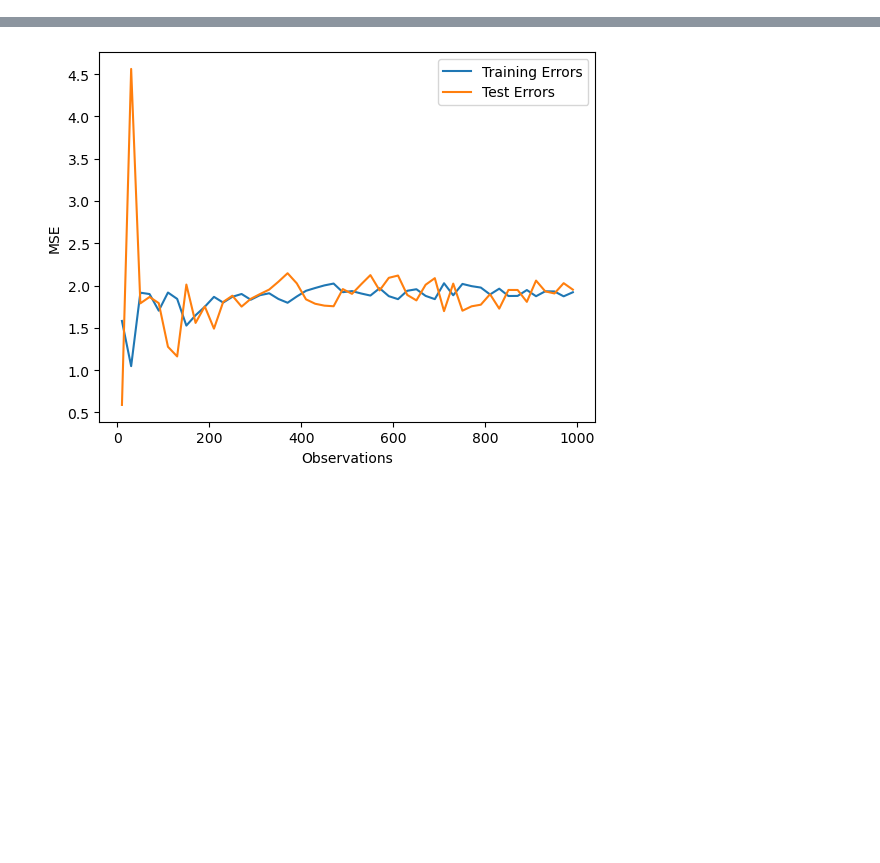
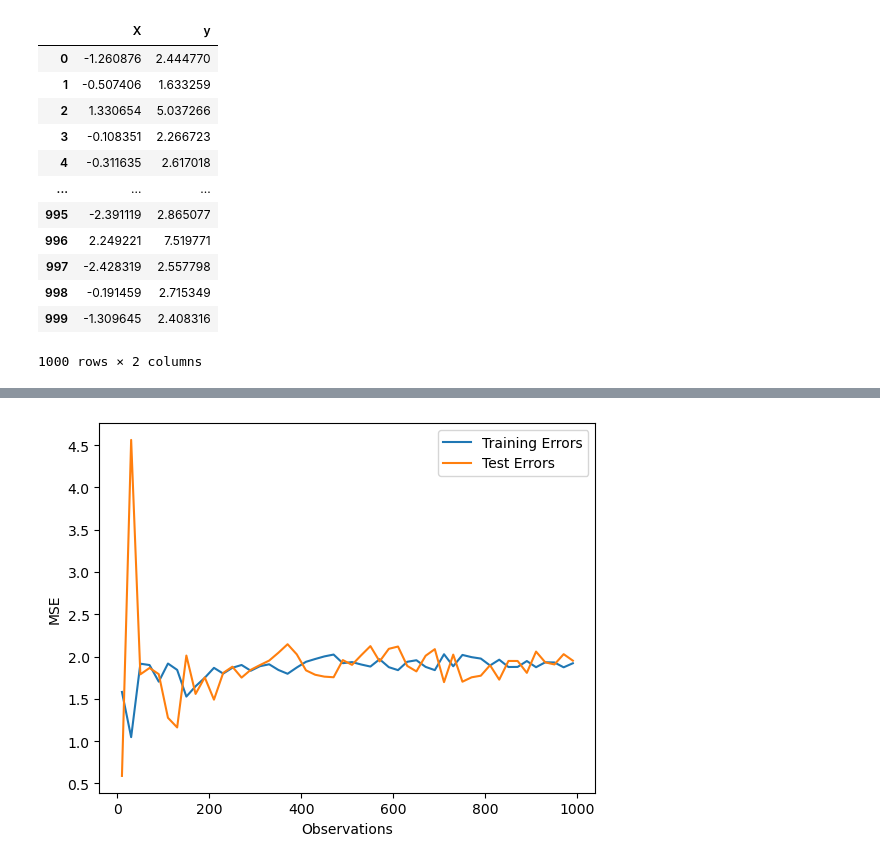
Before and after one commit to derek-dewald/Python_Tools, a Jupyter notebook: JupyterNotebooks/TEMP.ipynb, the cells around one changed output, grey strips where cells are left out. Saved outputs shown, nothing was run; the diff lists cells and outputs as text; code cells hidden in the pictures; blank space fills up the shorter version.

```diff
--- a/JupyterNotebooks/TEMP.ipynb
+++ b/JupyterNotebooks/TEMP.ipynb
@@ -2,0 +4,16 @@ fr
+# %%
+df
+# %% [output]
+|  | X | y |
+| 0 | -1.260876 | 2.444770 |
+| 1 | -0.507406 | 1.633259 |
+| 2 | 1.330654 | 5.037266 |
+| 3 | -0.108351 | 2.266723 |
+| 4 | -0.311635 | 2.617018 |
+| ... | ... | ... |
+| 995 | -2.391119 | 2.865077 |
+| 996 | 2.249221 | 7.519771 |
+| 997 | -2.428319 | 2.557798 |
+| 998 | -0.191459 | 2.715349 |
+| 999 | -1.309645 | 2.408316 |
+1000 rows × 2 columns
```
Also changed, not shown: parts of 8 cells of this notebook, 15 other files.
